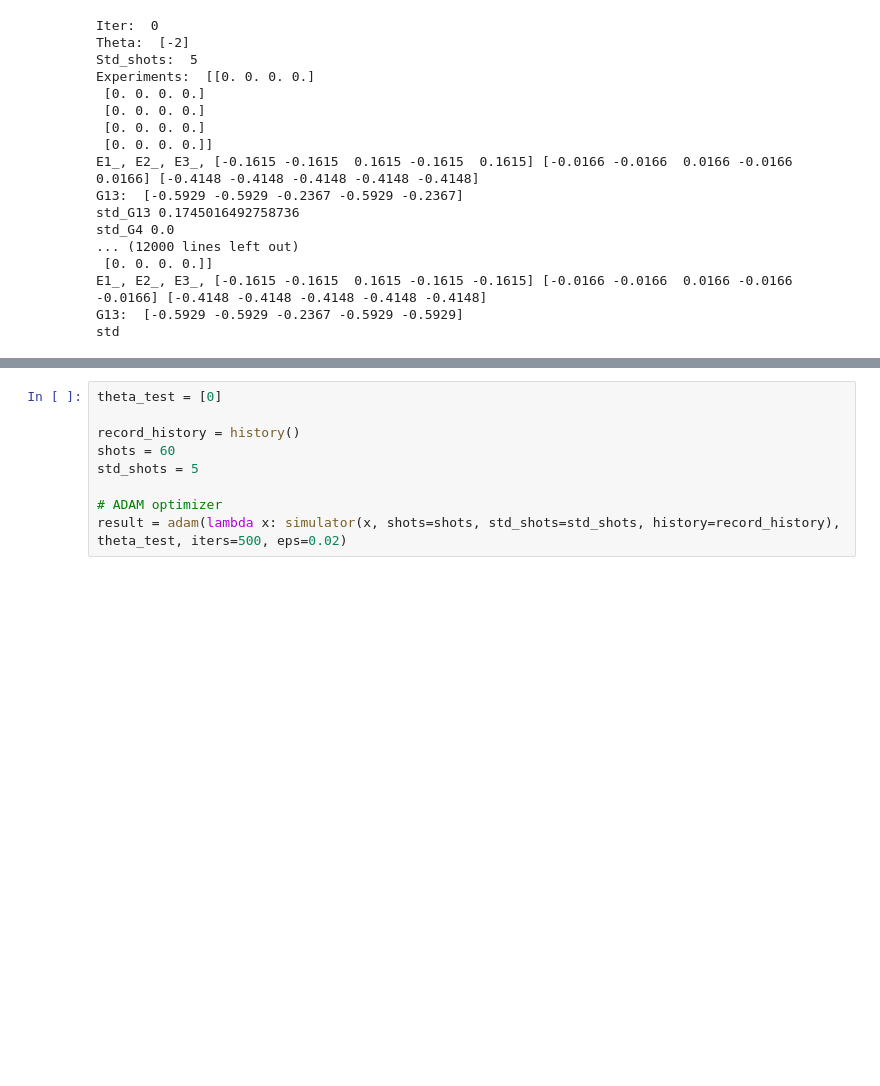
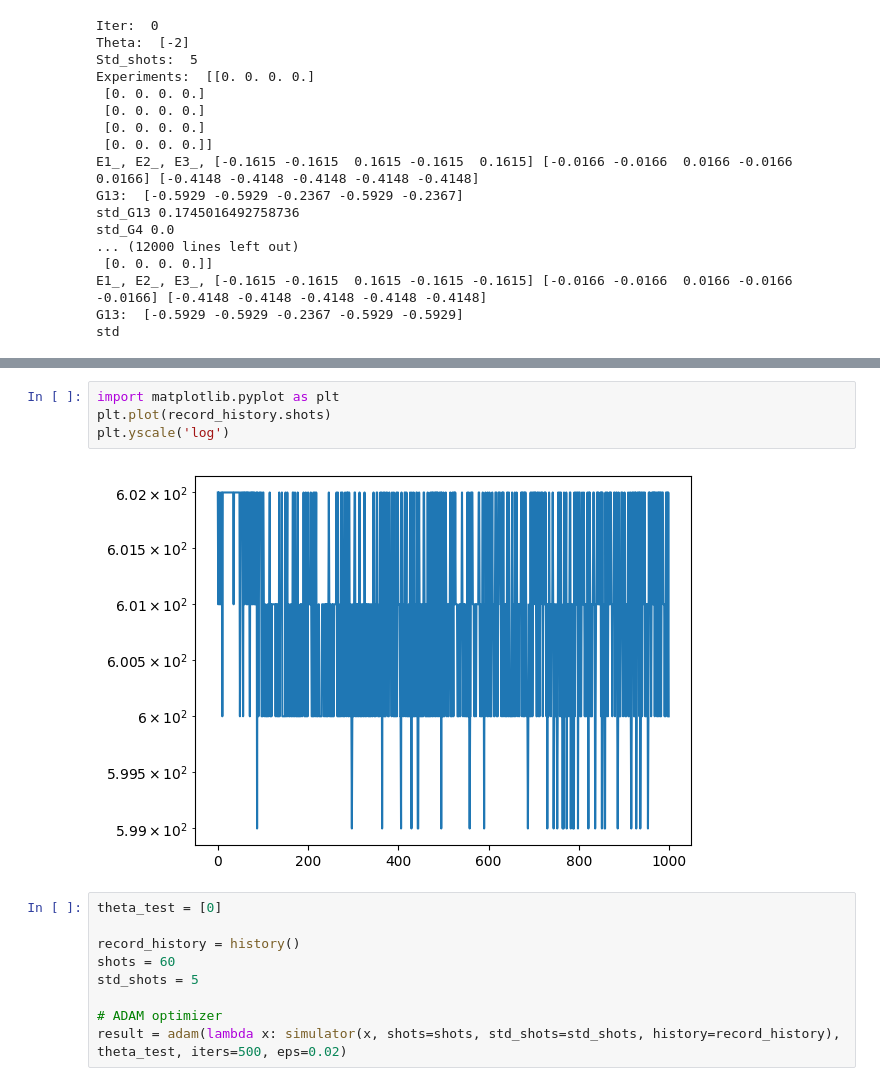
Before and after one commit to azhar-ikhtiarudin/shot-optimization, a Jupyter notebook: qiskit-vqe_variance_minimized-2.ipynb, the cells around one changed output, grey strips where cells are left out. Cells and saved outputs as stored; diff of their text form; blank space fills up the shorter version.

```diff
--- a/qiskit-vqe_variance_minimized-2.ipynb
+++ b/qiskit-vqe_variance_minimized-2.ipynb
@@ -390,3 +393,9 @@ plt.plot(record_history.energies)
+# %%
+import matplotlib.pyplot as plt
+plt.plot(record_history.shots)
+plt.yscale('log')
+# %% [output]
+[figure, added]
 # %%
 theta_test = [0]
 
```
Also changed, not shown: parts of 2 cells of this notebook, 1 other file.
